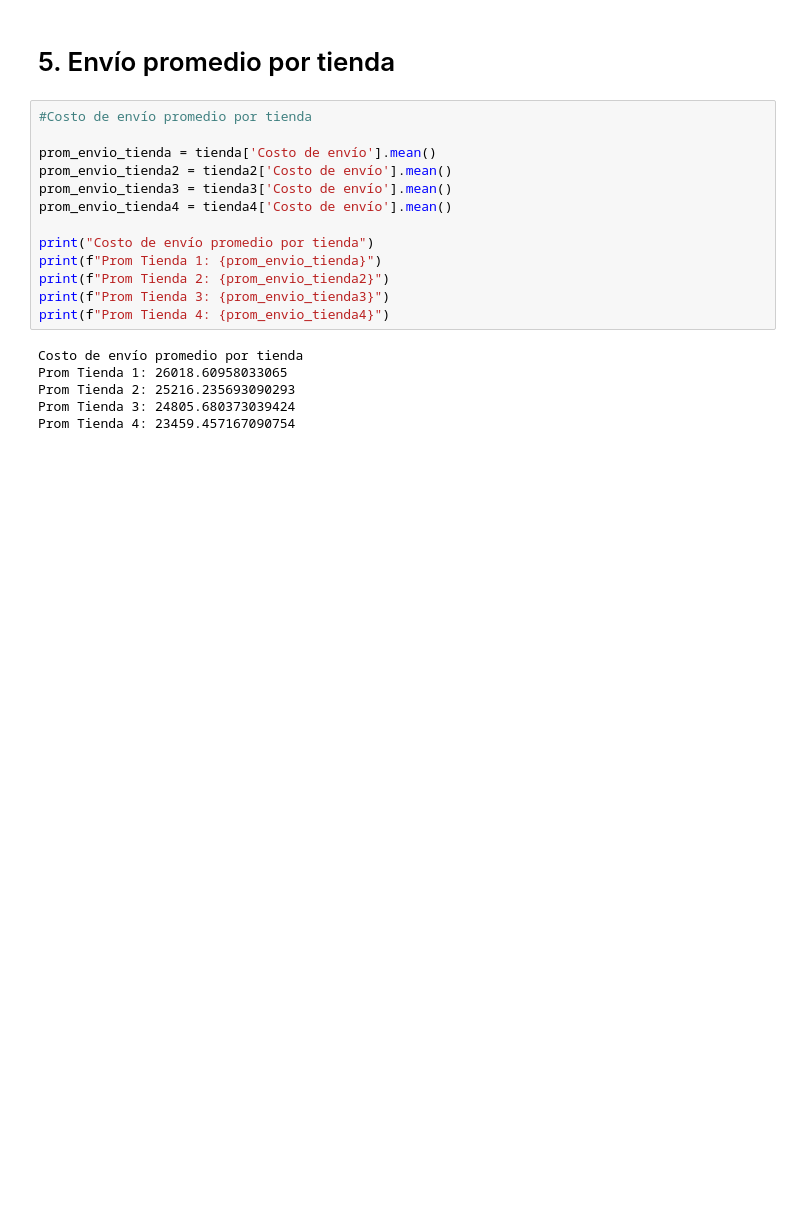
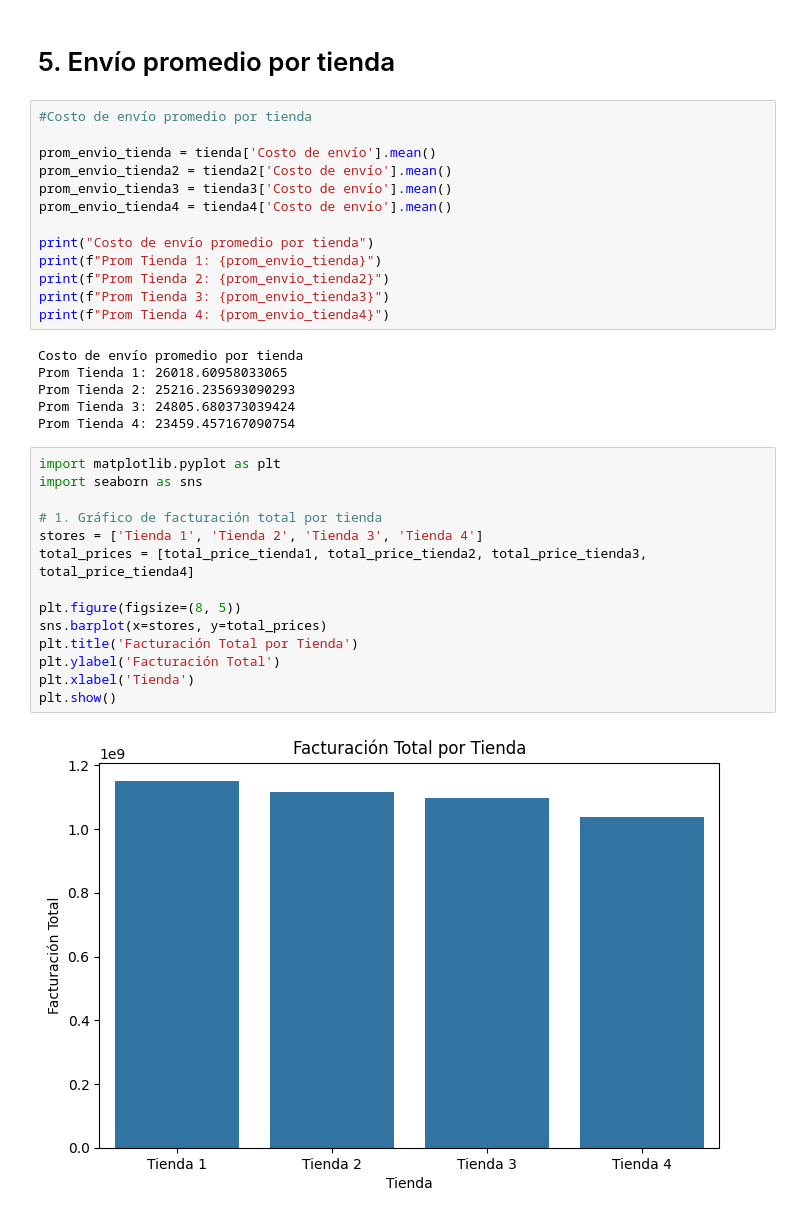
Before and after one commit to jesolav/Alura_Store_Latam, a Jupyter notebook: AluraStoreLatam.ipynb, the cells around one changed output. Saved outputs shown, nothing was run; the diff lists cells and outputs as text; blank space fills up the shorter version.

```diff
--- a/AluraStoreLatam.ipynb
+++ b/AluraStoreLatam.ipynb
@@ -187,3 +187,19 @@ Prom Tienda 1: 26018.60958033065
 Prom Tienda 2: 25216.235693090293
 Prom Tienda 3: 24805.680373039424
 Prom Tienda 4: 23459.457167090754
+# %%
+import matplotlib.pyplot as plt
+import seaborn as sns
+
+# 1. Gráfico de facturación total por tienda
+stores = ['Tienda 1', 'Tienda 2', 'Tienda 3', 'Tienda 4']
+total_prices = [total_price_tienda1, total_price_tienda2, total_price_tienda3, total_price_tienda4]
+
+plt.figure(figsize=(8, 5))
+sns.barplot(x=stores, y=total_prices)
+plt.title('Facturación Total por Tienda')
+plt.ylabel('Facturación Total')
+plt.xlabel('Tienda')
+plt.show()
+# %% [output]
+[figure, added]
```
Also changed, not shown: parts of 3 cells of this notebook.
